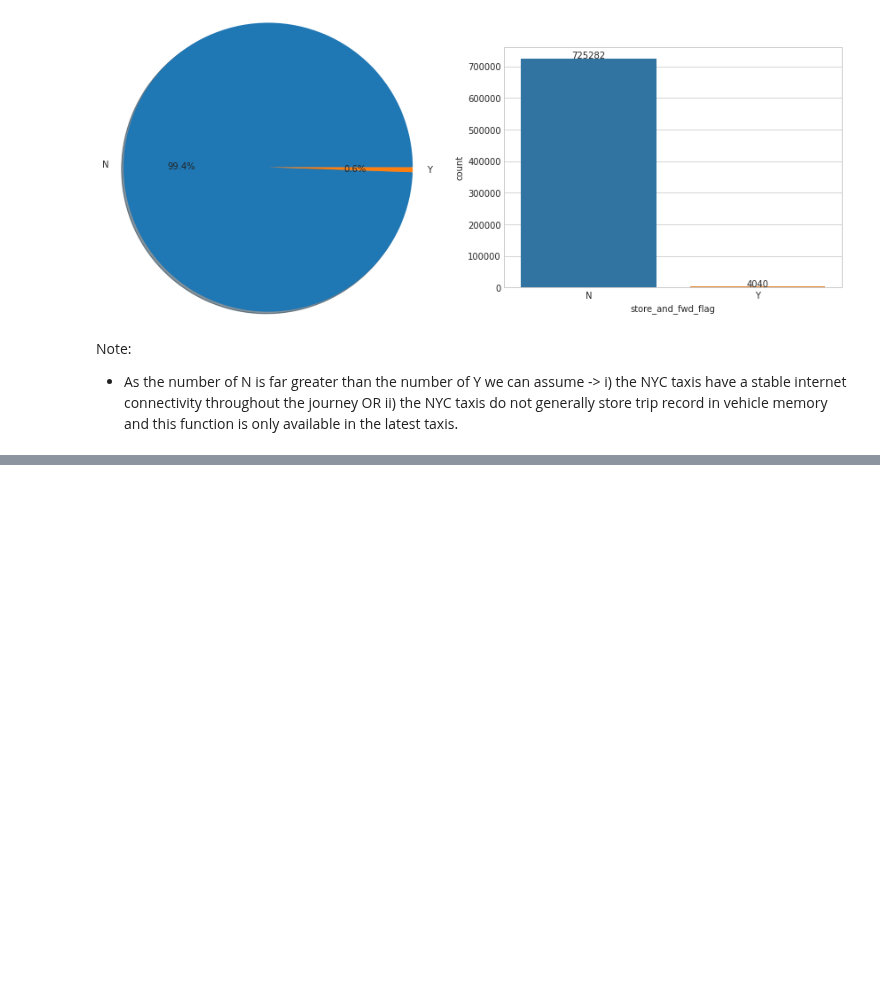
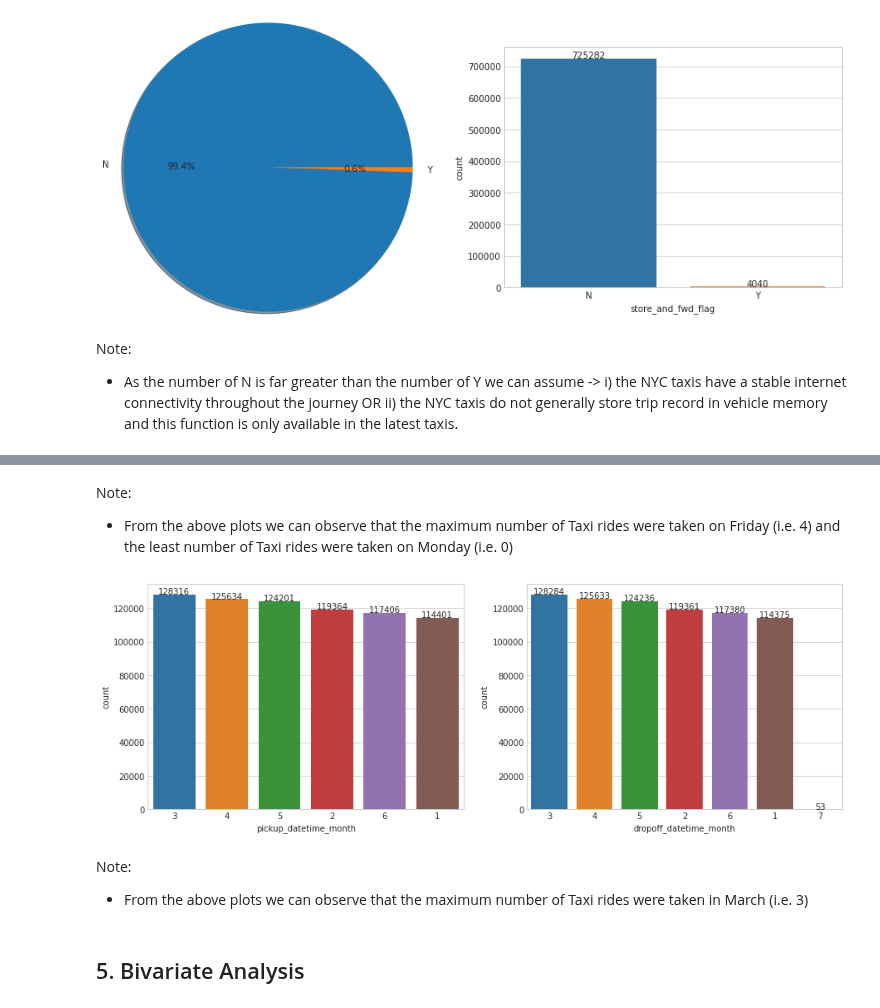
Before and after one commit to ParisRohan/AES-128-bit-Key-size-, a Jupyter notebook: eda-nyc-taxi-trip.ipynb, the cells around one changed output, grey strips where cells are left out. Drawn from its saved outputs; the diff is of its cells as text; code cells hidden in the pictures; blank space fills up the shorter version.

Commit message:
Kaggle Notebook | EDA_NYC_Taxi_trip | Version 3

```diff
--- a/eda-nyc-taxi-trip.ipynb
+++ b/eda-nyc-taxi-trip.ipynb
@@ -243,0 +248,12 @@ Name: dropoff_datetime_hour, dtype: int64
+# %% [markdown]
+Note:
+* From the above plots we can observe that the maximum number of Taxi rides were taken on Friday (i.e. 4) and the least number of Taxi rides were taken on Monday (i.e. 0)
+# %%
+compare_side_by_side(df_data,'pickup_datetime_month','dropoff_datetime_month')
+# %% [output]
+[figure, added]
+# %% [markdown]
+Note:
+* From the above plots we can observe that the maximum number of Taxi rides were taken in March (i.e. 3)
+# %% [markdown]
+## 5. Bivariate Analysis
```
Also changed, not shown: parts of 5 cells of this notebook.
